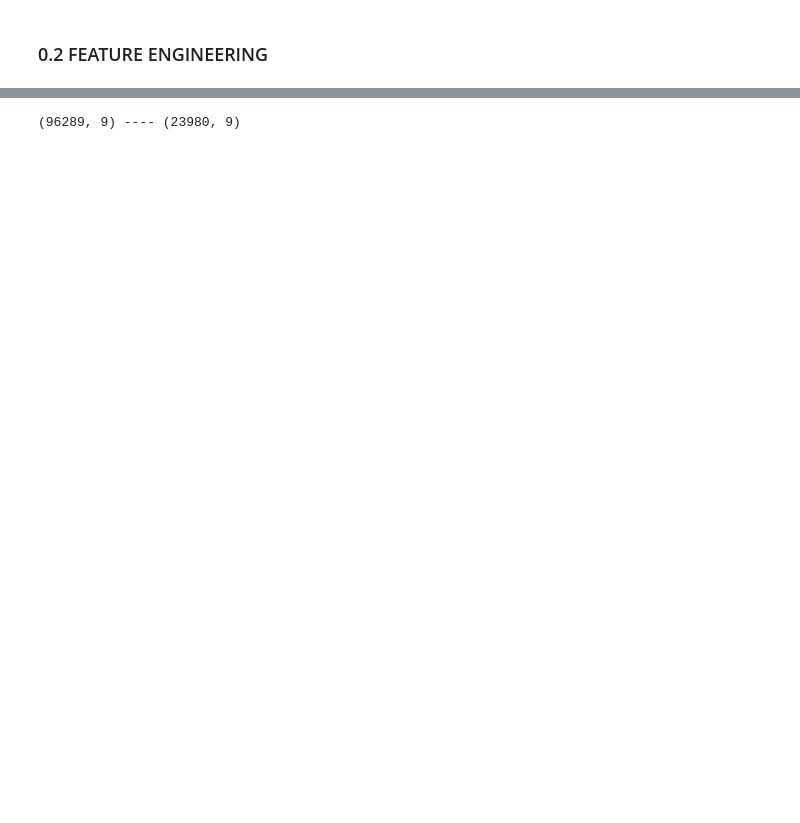
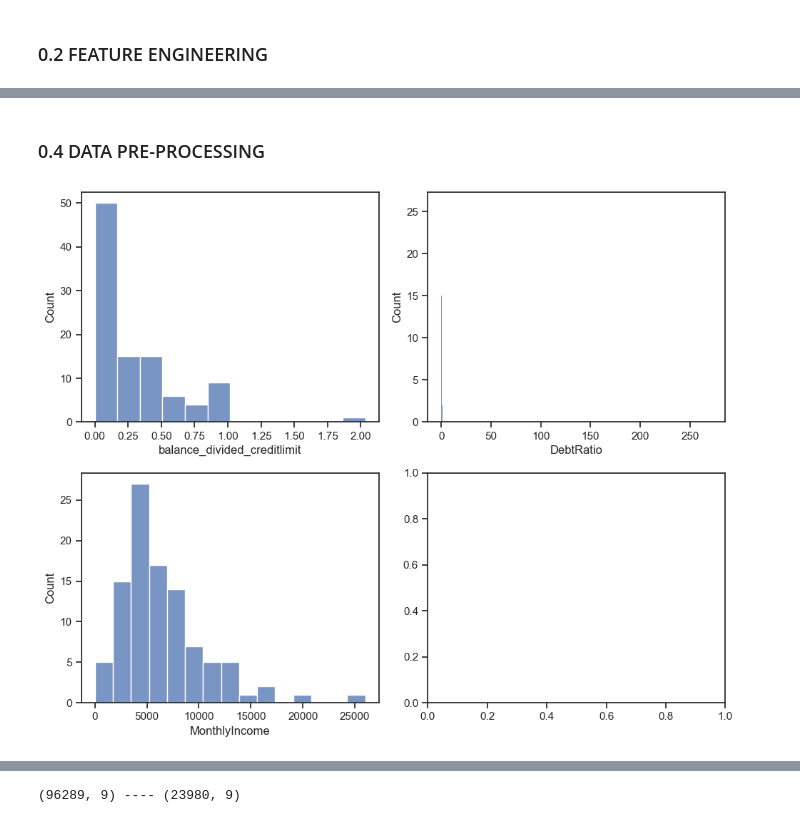
Before and after one commit to ectormgl/givemecredit, a Jupyter notebook: notebook/main.ipynb, the cells around one changed output, grey strips where cells are left out. Drawn from its saved outputs; the diff is of its cells as text; code cells hidden in the pictures; blank space fills up the shorter version.

```diff
--- a/notebook/main.ipynb
+++ b/notebook/main.ipynb
@@ -4,6 +4,9 @@ import  numpy as np
 import  pandas as pd
 import os
 from sklearn.model_selection import train_test_split
+from sklearn.preprocessing import normalize
+import seaborn as sns
+sns.set_theme(style="ticks")
 # %% [markdown]
 ### *0.1* LOAD DATA
 # %%
@@ -80,0 +70,3 @@ df_data.rename(columns={"Unnamed: 0": "ID",
+# %%
+#dropping rows that contain NA values
+df_data.dropna(inplace=True)
@@ -80,0 +113,17 @@ df_data.rename(columns={"Unnamed: 0": "ID",
+# %% [markdown]
+### 0.4 DATA PRE-PROCESSING
+# %%
+particioned_data_0= X_train.iloc[:100, 0]
+particioned_data_2= X_train.iloc[:100, 2]
+particioned_data_3= X_train.iloc[:100, 3]
+fig, axs = plt.subplots(2, 2, figsize=(10, 8)) # 1 linha, 2 colunas, gráfico 1
+sns.histplot(particioned_data_0, ax=axs[0,0])
+
+sns.histplot(particioned_data_2, ax=axs[0,1])
+sns.histplot(particioned_data_3, ax=axs[1,0])
+# sns.lineplot(x)
+
+plt.tight_layout()  # Ajusta o layout para evitar sobreposição
+plt.show()
+# %% [output]
+[figure, added]
```
Also changed, not shown: parts of 14 cells of this notebook.
